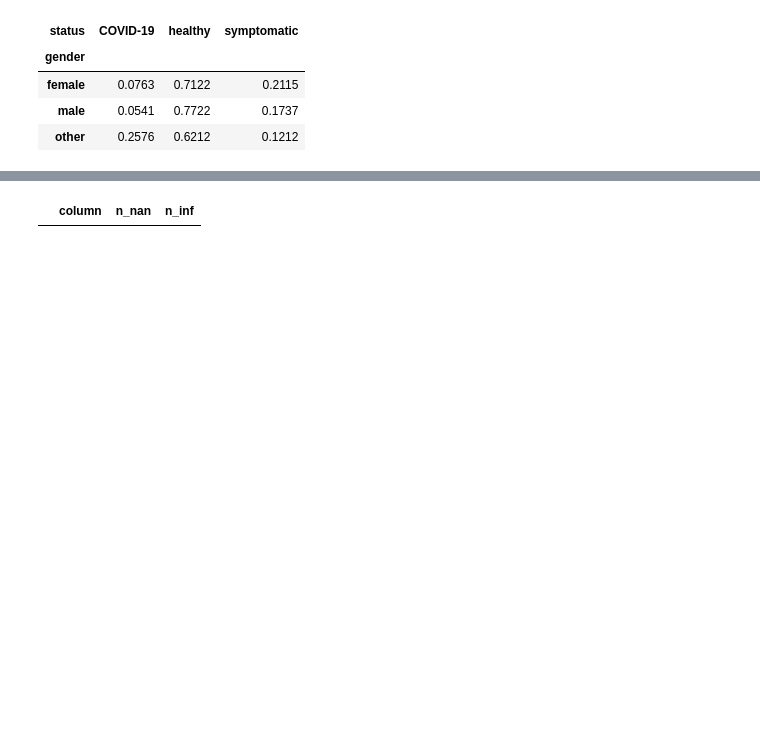
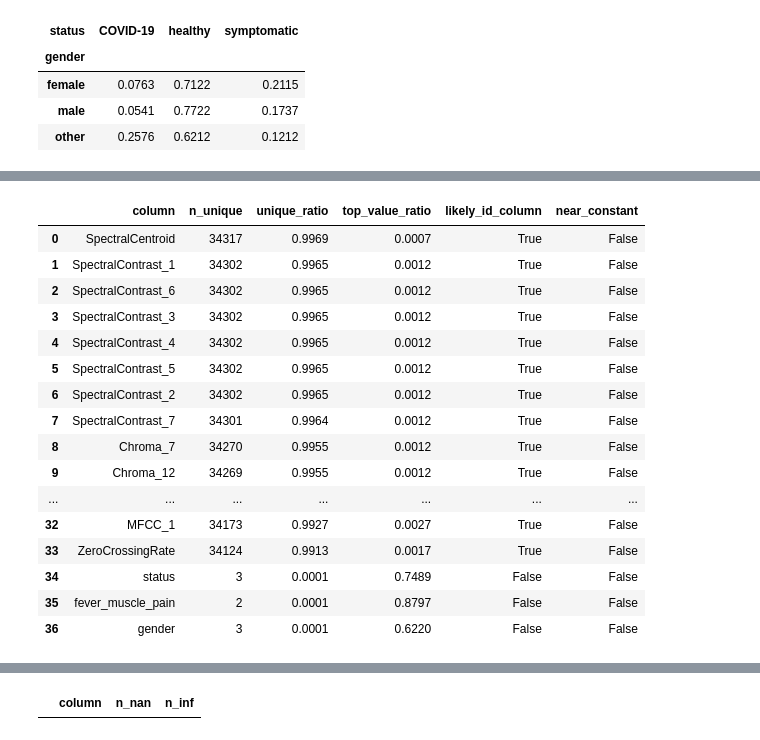
Before and after one commit to asnkunv/respiratory-disease-screening, a Jupyter notebook: notebooks/01_exploration.ipynb, the cells around one changed output, grey strips where cells are left out. Drawn from its saved outputs; the diff is of its cells as text; code cells hidden in the pictures; blank space fills up the shorter version.

Commit message:
Update coughvid_df EDA

```diff
--- a/notebooks/01_exploration.ipynb
+++ b/notebooks/01_exploration.ipynb
@@ -220,0 +334,20 @@ demo_results.get("gender")
+# %%
+cardinality_report(coughvid_extr_features_df)
+# %% [output]
+|  | column | n_unique | unique_ratio | top_value_ratio | likely_id_column | near_constant |
+| 0 | SpectralCentroid | 34317 | 0.9969 | 0.0007 | True | False |
+| 1 | SpectralContrast_1 | 34302 | 0.9965 | 0.0012 | True | False |
+| 2 | SpectralContrast_6 | 34302 | 0.9965 | 0.0012 | True | False |
+| 3 | SpectralContrast_3 | 34302 | 0.9965 | 0.0012 | True | False |
+| 4 | SpectralContrast_4 | 34302 | 0.9965 | 0.0012 | True | False |
+| 5 | SpectralContrast_5 | 34302 | 0.9965 | 0.0012 | True | False |
+| 6 | SpectralContrast_2 | 34302 | 0.9965 | 0.0012 | True | False |
+| 7 | SpectralContrast_7 | 34301 | 0.9964 | 0.0012 | True | False |
+| 8 | Chroma_7 | 34270 | 0.9955 | 0.0012 | True | False |
+| 9 | Chroma_12 | 34269 | 0.9955 | 0.0012 | True | False |
+| ... | ... | ... | ... | ... | ... | ... |
+| 32 | MFCC_1 | 34173 | 0.9927 | 0.0027 | True | False |
+| 33 | ZeroCrossingRate | 34124 | 0.9913 | 0.0017 | True | False |
+| 34 | status | 3 | 0.0001 | 0.7489 | False | False |
+| 35 | fever_muscle_pain | 2 | 0.0001 | 0.8797 | False | False |
+| 36 | gender | 3 | 0.0001 | 0.6220 | False | False |
```
Also changed, not shown: parts of 52 cells of this notebook, 1 other file.
